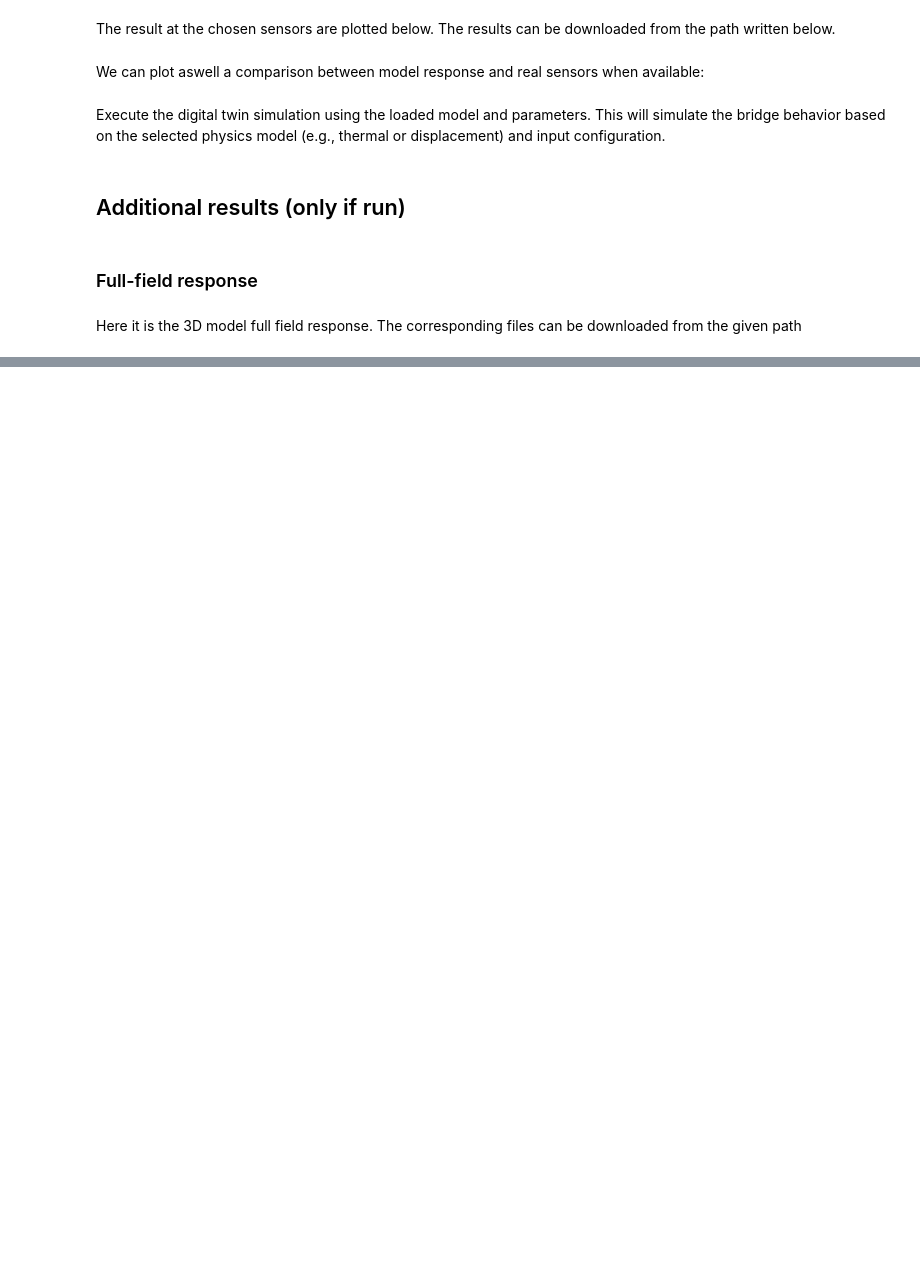
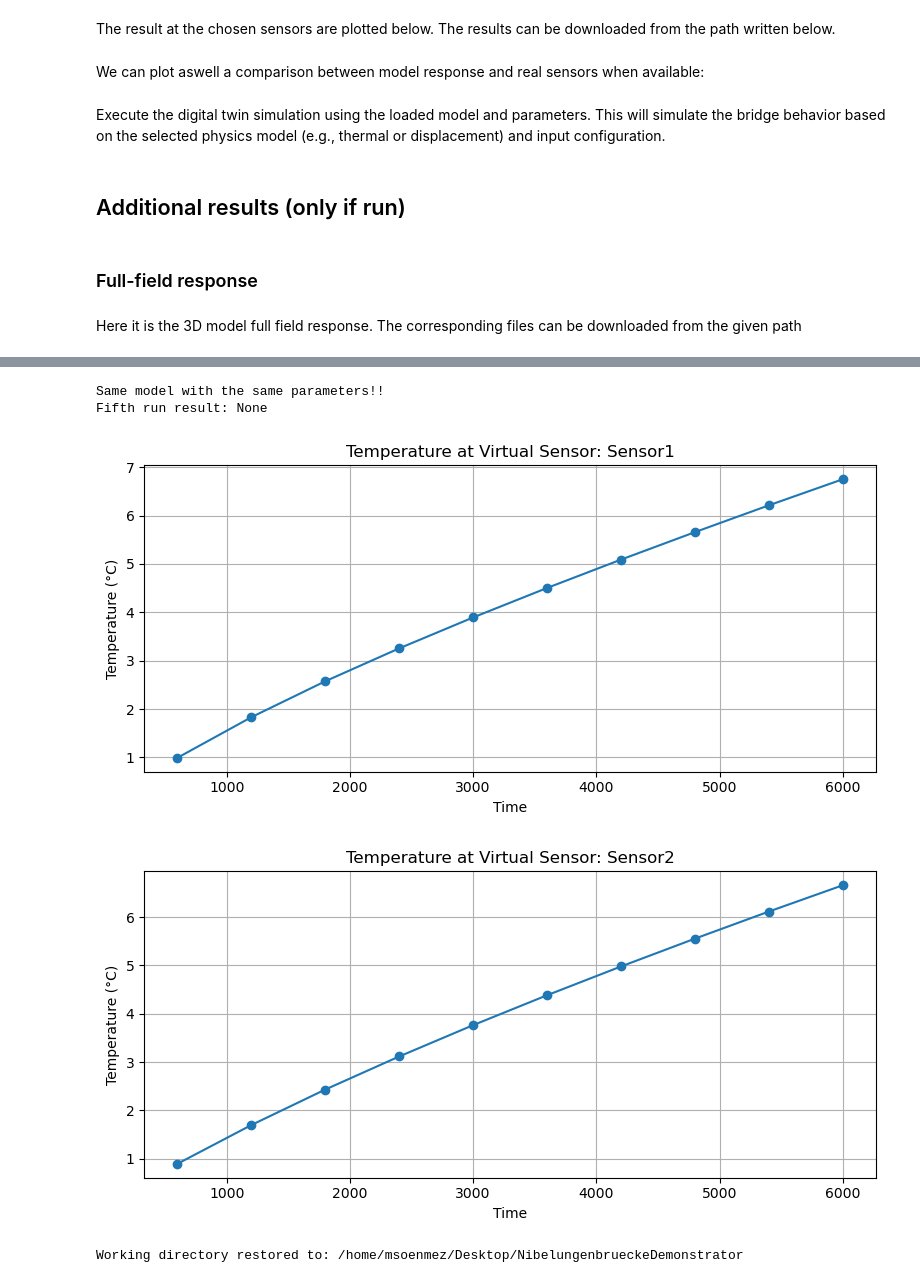
Before and after one commit to soenmezmehmet/NibelungenbrueckeJupyterNFDI, a Jupyter notebook: J4NDFI_interface.ipynb, the cells around one changed output, grey strips where cells are left out. Saved outputs shown, nothing was run; the diff lists cells and outputs as text; code cells hidden in the pictures; blank space fills up the shorter version.

```diff
--- a/J4NDFI_interface.ipynb
+++ b/J4NDFI_interface.ipynb
@@ -164,2 +189,16 @@ orchestrator.plot_results_at_virtual_sensors()
+# %%
+
+
+result5 = orchestrator.run(new_parameters)
+print("Fifth run result:", result5)
+orchestrator.plot_virtual_sensor_data()
+# %% [output]
+Same model with the same parameters!!
+Fifth run result: None
+[figure, added]
+[figure, added]
 # %%
 os.chdir(original_cwd)
+print("Working directory restored to:", original_cwd)
+# %% [output]
+Working directory restored to: /home/msoenmez/Desktop/NibelungenbrueckeDemonstrator
```
Also changed, not shown: parts of 8 cells of this notebook, 8 other files.
